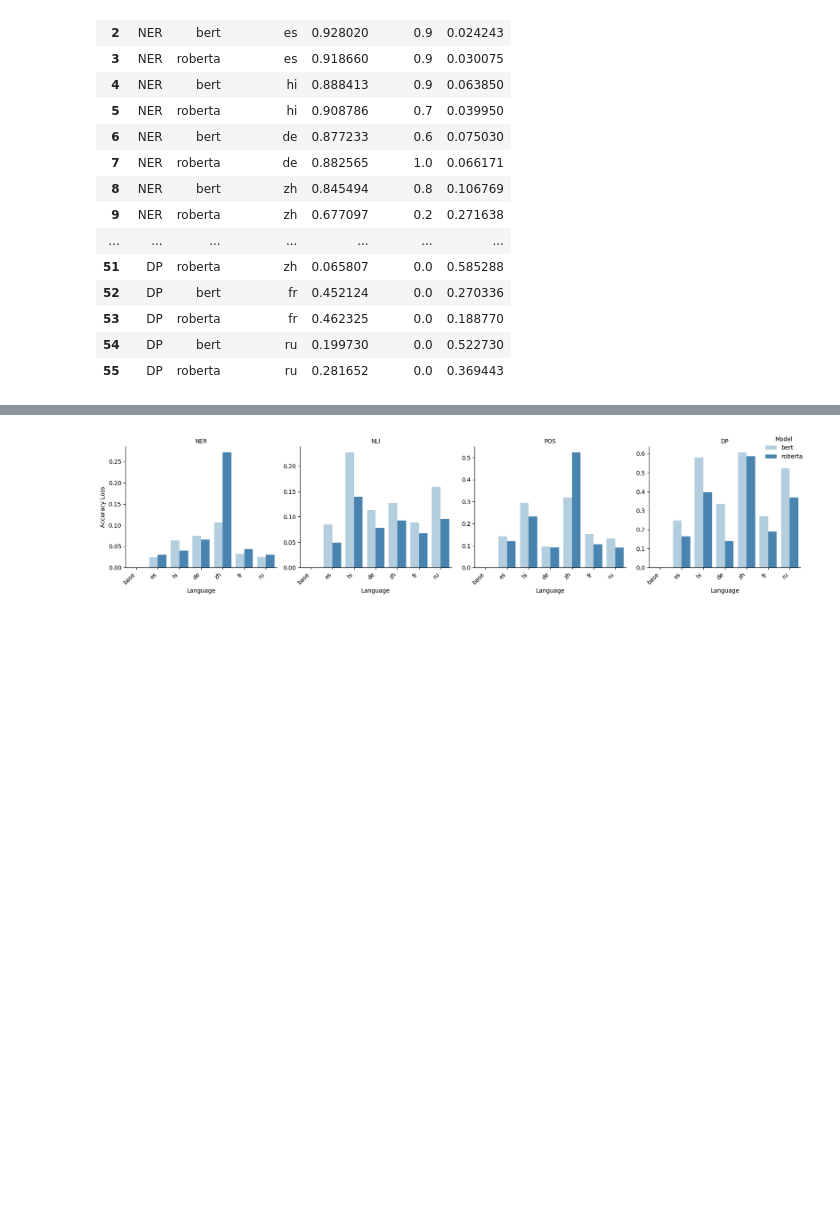
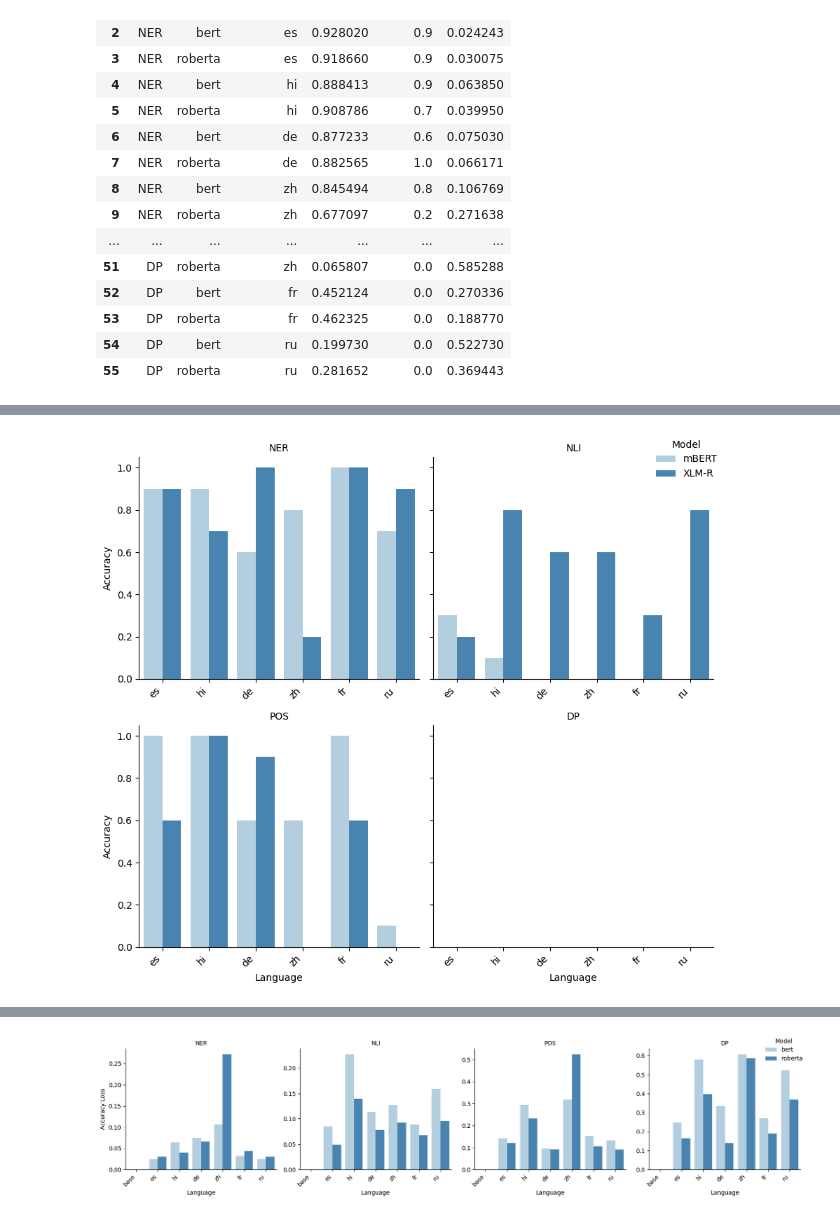
Before and after one commit to erafkin/xling_task_transfer, a Jupyter notebook: notebooks/figure_generation.ipynb, the cells around one changed output, grey strips where cells are left out. Cells and saved outputs as stored; diff of their text form; code cells hidden in the pictures; blank space fills up the shorter version.

```diff
--- a/notebooks/figure_generation.ipynb
+++ b/notebooks/figure_generation.ipynb
@@ -94,0 +95,40 @@ plt.show()
+# %%
+import seaborn as sns
+import matplotlib.pyplot as plt
+import pandas as pd
+
+
+
+# --- Create a FacetGrid with 4 subplots, one for each task ---
+g = sns.FacetGrid(
+    df[df['language'] != 'base'],
+    col="task",
+    col_wrap=2,
+    sharey=True,
+    sharex=False,
+    height=4,
+)
+
+# --- Map a grouped barplot onto each facet ---
+g.map_dataframe(
+    sns.barplot,
+    x="language",
+    y="lambda",
+    hue="model",
+    palette="Blues"
+)
+
+# --- Customize ---
+g.add_legend(title="Model", loc="upper right")
+g.set_axis_labels("Language", "Accuracy")
+g.set_titles("{col_name}")
+for t, l in zip(g._legend.texts, ["mBERT", "XLM-R"]):
+    t.set_text(l)
+# Make x labels readable
+for ax in g.axes.flatten():
+    ax.set_xticklabels(ax.get_xticklabels(), rotation=45, ha='right')
+
+plt.tight_layout()
+plt.show()
+# %% [output]
+[figure, added]
```
Also changed, not shown: parts of 5 cells of this notebook, 4 other files.
